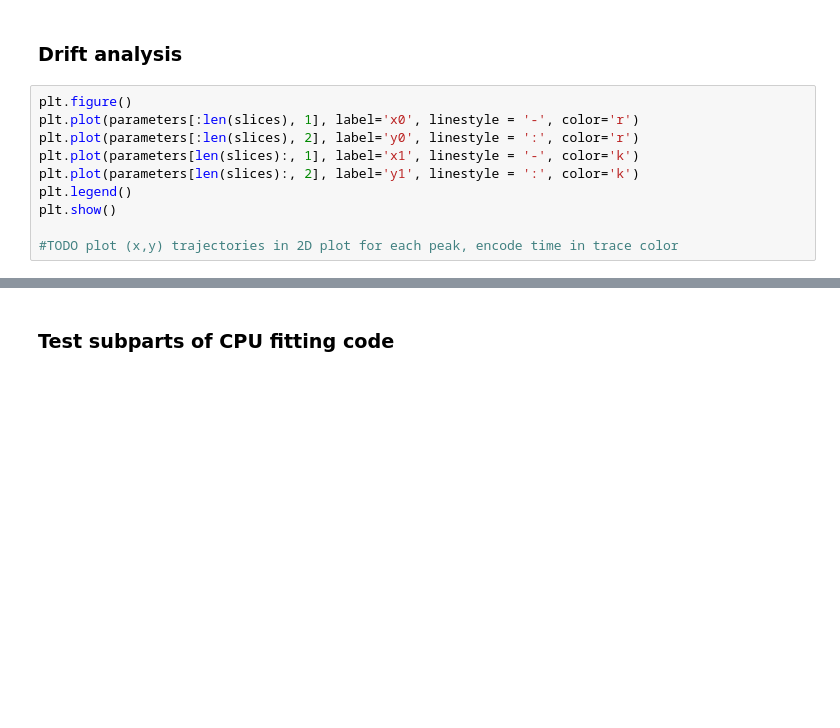
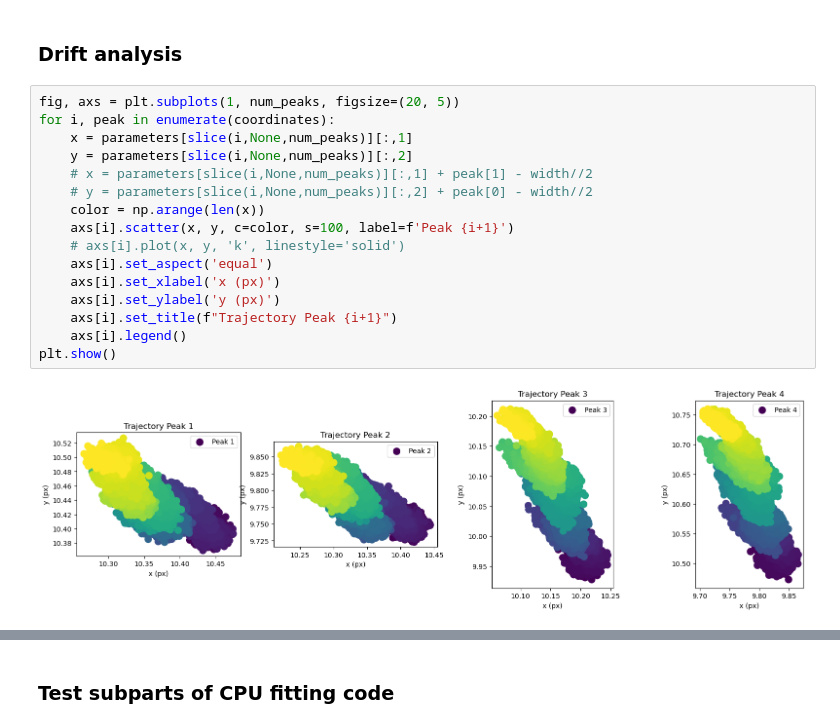
Before and after one commit to svnddlsns/ag_scripts, a Jupyter notebook: exc_beam_drift_evaluation.ipynb, the cells around one changed output, grey strips where cells are left out. Drawn from its saved outputs; the diff is of its cells as text; blank space fills up the shorter version.

Commit message:
Add drift trajectories

```diff
--- a/exc_beam_drift_evaluation.ipynb
+++ b/exc_beam_drift_evaluation.ipynb
@@ -181,12 +226,20 @@ plt.show()
 # %% [markdown]
 ### Drift analysis ###
-# %%
-plt.figure()
-plt.plot(parameters[:len(slices), 1], label='x0', linestyle = '-', color='r')
-plt.plot(parameters[:len(slices), 2], label='y0', linestyle = ':', color='r')
-plt.plot(parameters[len(slices):, 1], label='x1', linestyle = '-', color='k')
-plt.plot(parameters[len(slices):, 2], label='y1', linestyle = ':', color='k')
-plt.legend()
-plt.show()
-
-#TODO plot (x,y) trajectories in 2D plot for each peak, encode time in trace color
+# %%
+fig, axs = plt.subplots(1, num_peaks, figsize=(20, 5))
+for i, peak in enumerate(coordinates):
+    x = parameters[slice(i,None,num_peaks)][:,1]
+    y = parameters[slice(i,None,num_peaks)][:,2]
+    # x = parameters[slice(i,None,num_peaks)][:,1] + peak[1] - width//2
+    # y = parameters[slice(i,None,num_peaks)][:,2] + peak[0] - width//2
+    color = np.arange(len(x))
+    axs[i].scatter(x, y, c=color, s=100, label=f'Peak {i+1}')
+    # axs[i].plot(x, y, 'k', linestyle='solid')
+    axs[i].set_aspect('equal')
+    axs[i].set_xlabel('x (px)')
+    axs[i].set_ylabel('y (px)')
+    axs[i].set_title(f"Trajectory Peak {i+1}")
+    axs[i].legend()
+plt.show()
+# %% [output]
+[figure, added]
```
Also changed, not shown: parts of 12 cells of this notebook.
